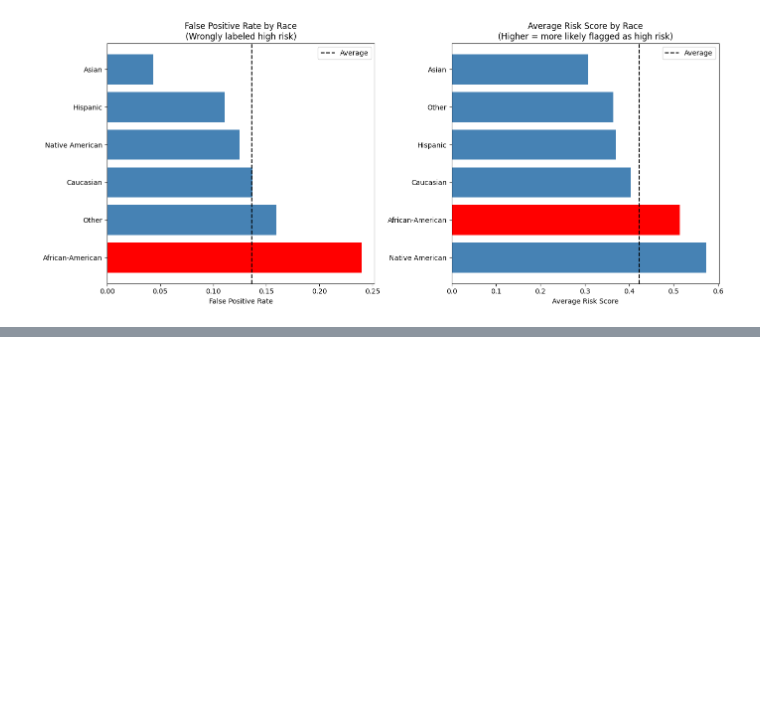
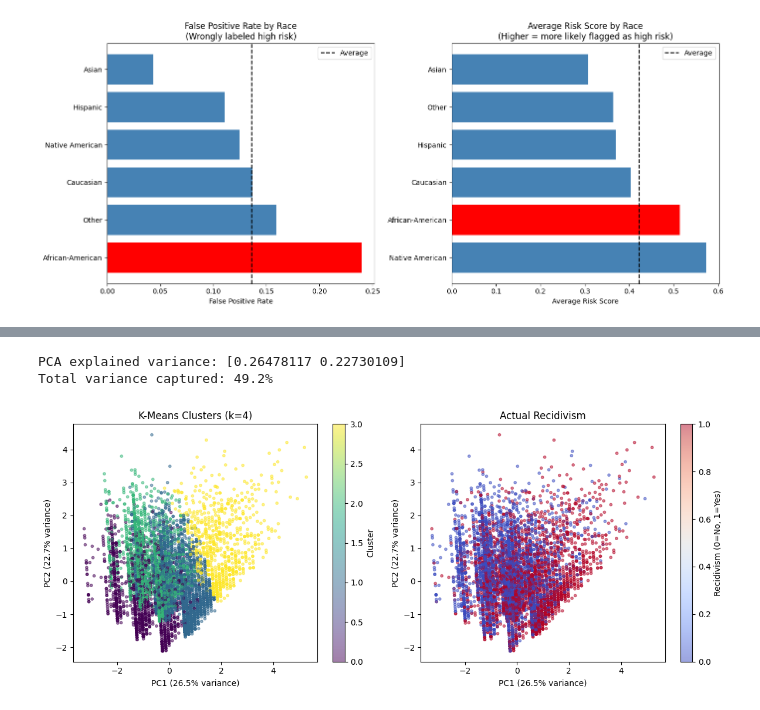
Before and after one commit to Farzamfar/criminal-justice-recidivism-app, a Jupyter notebook: Recidivism_bias_analysis.ipynb, the cells around one changed output, grey strips where cells are left out. Drawn from its saved outputs; the diff is of its cells as text; code cells hidden in the pictures; blank space fills up the shorter version.

```diff
--- a/Recidivism_bias_analysis.ipynb
+++ b/Recidivism_bias_analysis.ipynb
@@ -610,0 +791,40 @@ plt.show()
+# %%
+# Cell 18 - K-Means Clustering + PCA Visualization
+# Train K-Means with k=4
+kmeans = KMeans(n_clusters=4, random_state=42, n_init=10)
+clusters = kmeans.fit_predict(X_scaled)
+
+# Reduce to 2D with PCA for visualization
+pca = PCA(n_components=2)
+X_pca = pca.fit_transform(X_scaled)
+
+print(f"PCA explained variance: {pca.explained_variance_ratio_}")
+print(f"Total variance captured: {pca.explained_variance_ratio_.sum():.1%}")
+
+# Plot clusters
+plt.figure(figsize=(12, 5))
+
+# Plot 1 - Clusters
+plt.subplot(1, 2, 1)
+scatter = plt.scatter(X_pca[:, 0], X_pca[:, 1],
+                      c=clusters, cmap='viridis', alpha=0.5, s=10)
+plt.colorbar(scatter, label='Cluster')
+plt.title('K-Means Clusters (k=4)')
+plt.xlabel(f'PC1 ({pca.explained_variance_ratio_[0]:.1%} variance)')
+plt.ylabel(f'PC2 ({pca.explained_variance_ratio_[1]:.1%} variance)')
+
+# Plot 2 - Actual Recidivism
+plt.subplot(1, 2, 2)
+scatter2 = plt.scatter(X_pca[:, 0], X_pca[:, 1],
+                       c=y, cmap='coolwarm', alpha=0.5, s=10)
+plt.colorbar(scatter2, label='Recidivism (0=No, 1=Yes)')
+plt.title('Actual Recidivism')
+plt.xlabel(f'PC1 ({pca.explained_variance_ratio_[0]:.1%} variance)')
+plt.ylabel(f'PC2 ({pca.explained_variance_ratio_[1]:.1%} variance)')
+
+plt.tight_layout()
+plt.show()
+# %% [output]
+PCA explained variance: [0.26478117 0.22730109]
+Total variance captured: 49.2%
+[figure, added]
```
Also changed, not shown: parts of 10 cells of this notebook.
